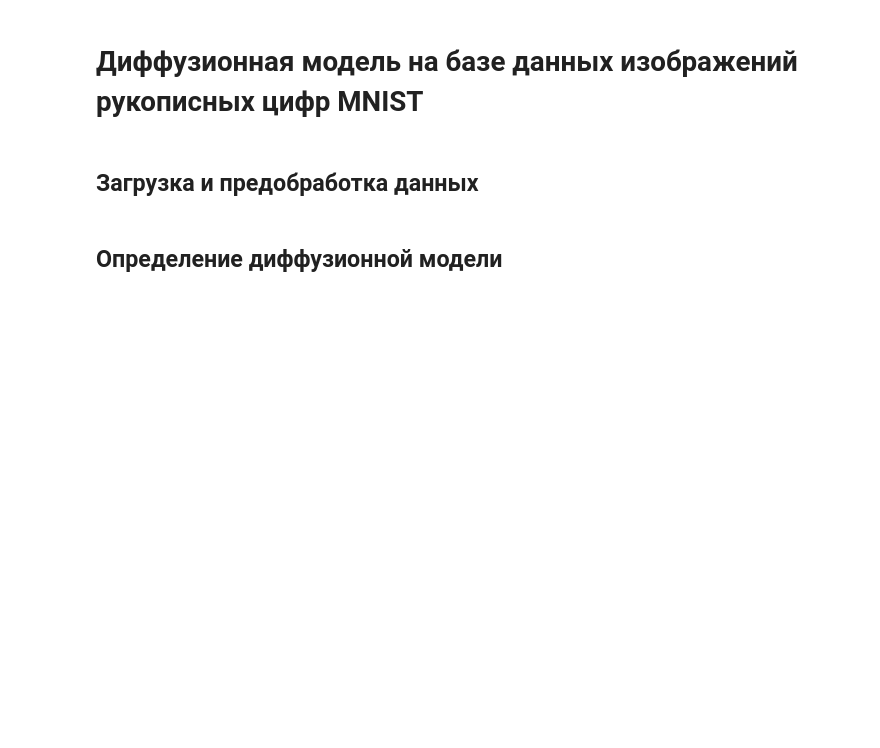
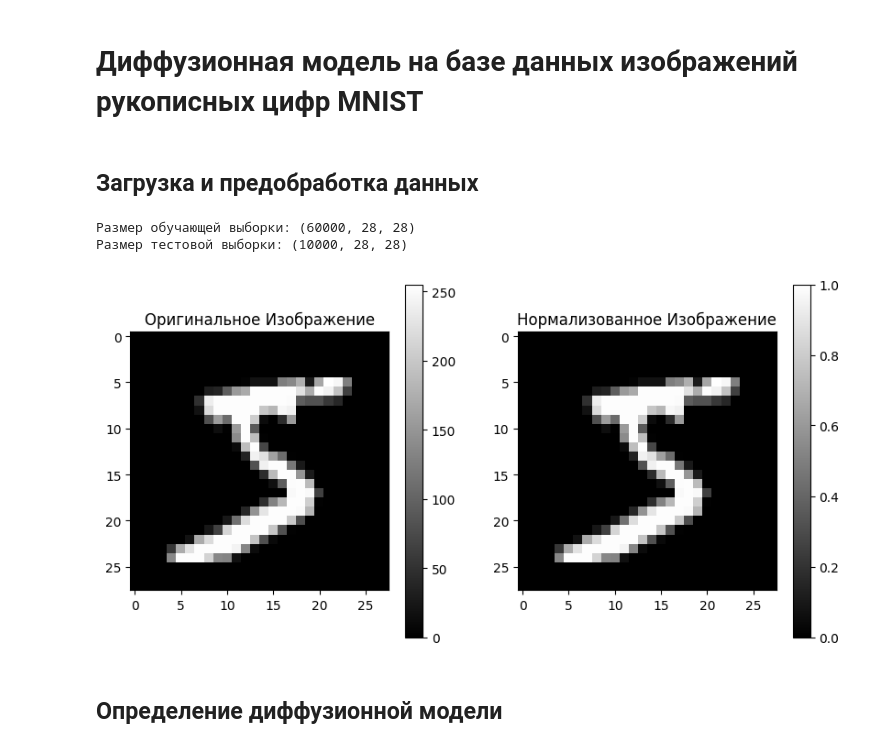
Before and after one commit to Kerysfel/differentialModel, a Jupyter notebook: diffusionModel.ipynb, the cells around one changed output. Saved outputs shown, nothing was run; the diff lists cells and outputs as text; code cells hidden in the pictures; blank space fills up the shorter version.

Commit message:
Добавлена загрузка и нормализация данных MNIST
- Реализована функция для загрузки обучающей и тестовой выборок MNIST.
- Добавлена нормализация изображений, приводя значения пикселей к диапазону от 0 до 1.
- Включена функциональность для визуализации оригинальных и нормализованных изображений для сравнения.

```diff
--- a/diffusionModel.ipynb
+++ b/diffusionModel.ipynb
@@ -197,6 +197,47 @@ plt.show()
 # Диффузионная модель на базе данных изображений рукописных цифр MNIST
 # %% [markdown]
 ## Загрузка и предобработка данных
+# %%
+# Импортируем необходимые библиотеки
+import tensorflow as tf
+import matplotlib.pyplot as plt
+
+# Загрузка набора данных MNIST
+mnist = tf.keras.datasets.mnist
+(train_images, train_labels), (test_images, test_labels) = mnist.load_data()
+
+# Сохранение копии оригинального изображения для сравнения
+original_image = train_images[0].copy()
+
+# Нормализация изображений
+# Каждый элемент датасета содержит данные размером 255, чтобы
+# будущей модели было проще обрабатывать данные они нормализуются
+# до диапазона от 0 до 1.
+train_images = train_images / 255.0
+test_images = test_images / 255.0
+
+# Вывод размеров данных для подтверждения успешной загрузки и нормализации
+print("Размер обучающей выборки:", train_images.shape)
+print("Размер тестовой выборки:", test_images.shape)
+
+# Вывод оригинального изображения
+plt.figure(figsize=(10, 5))
+plt.subplot(1, 2, 1)
+plt.imshow(original_image, cmap='gray')
+plt.title("Оригинальное Изображение")
+plt.colorbar()
+
+# Вывод нормализованного изображения
+plt.subplot(1, 2, 2)
+plt.imshow(train_images[0], cmap='gray')
+plt.title("Нормализованное Изображение")
+plt.colorbar()
+
+plt.show()
+# %% [output]
+Размер обучающей выборки: (60000, 28, 28)
+Размер тестовой выборки: (10000, 28, 28)
+[figure, added]
 # %% [markdown]
 ## Определение диффузионной модели
 # %% [markdown]
```
